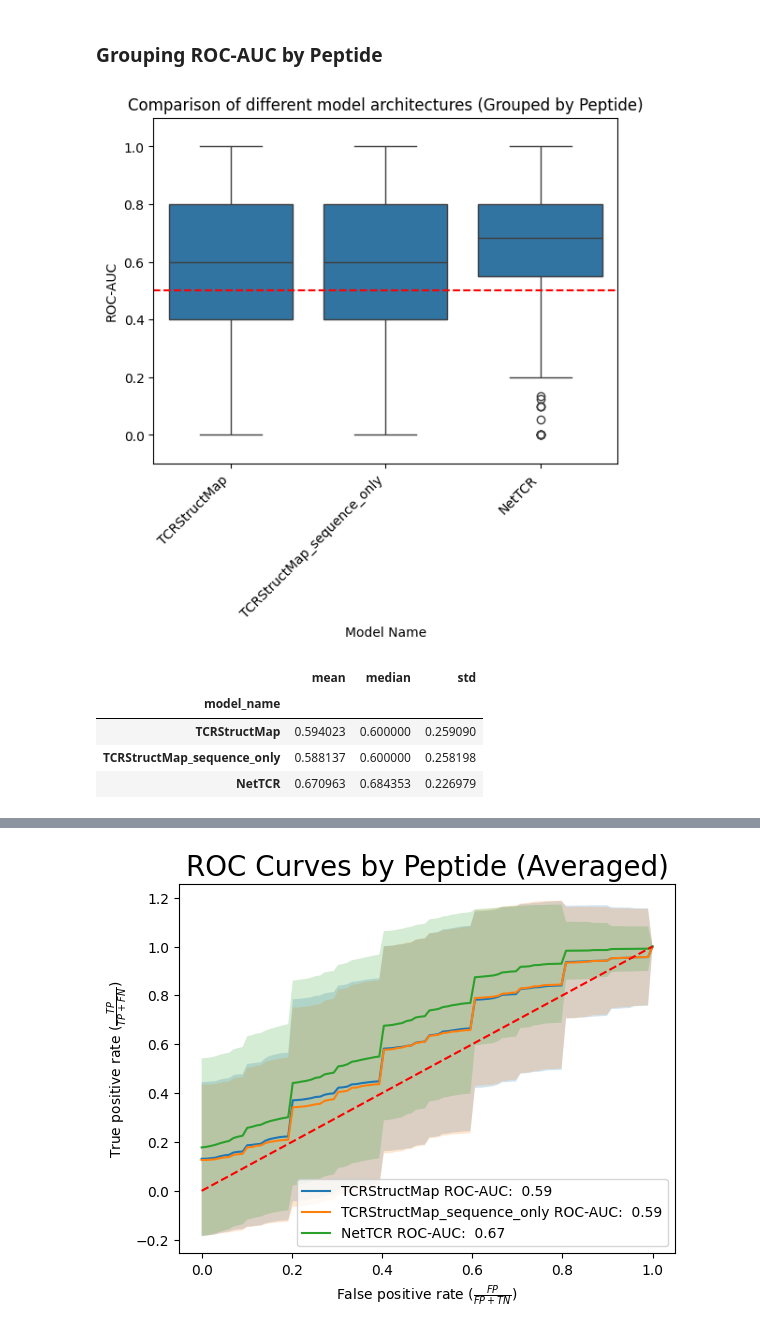
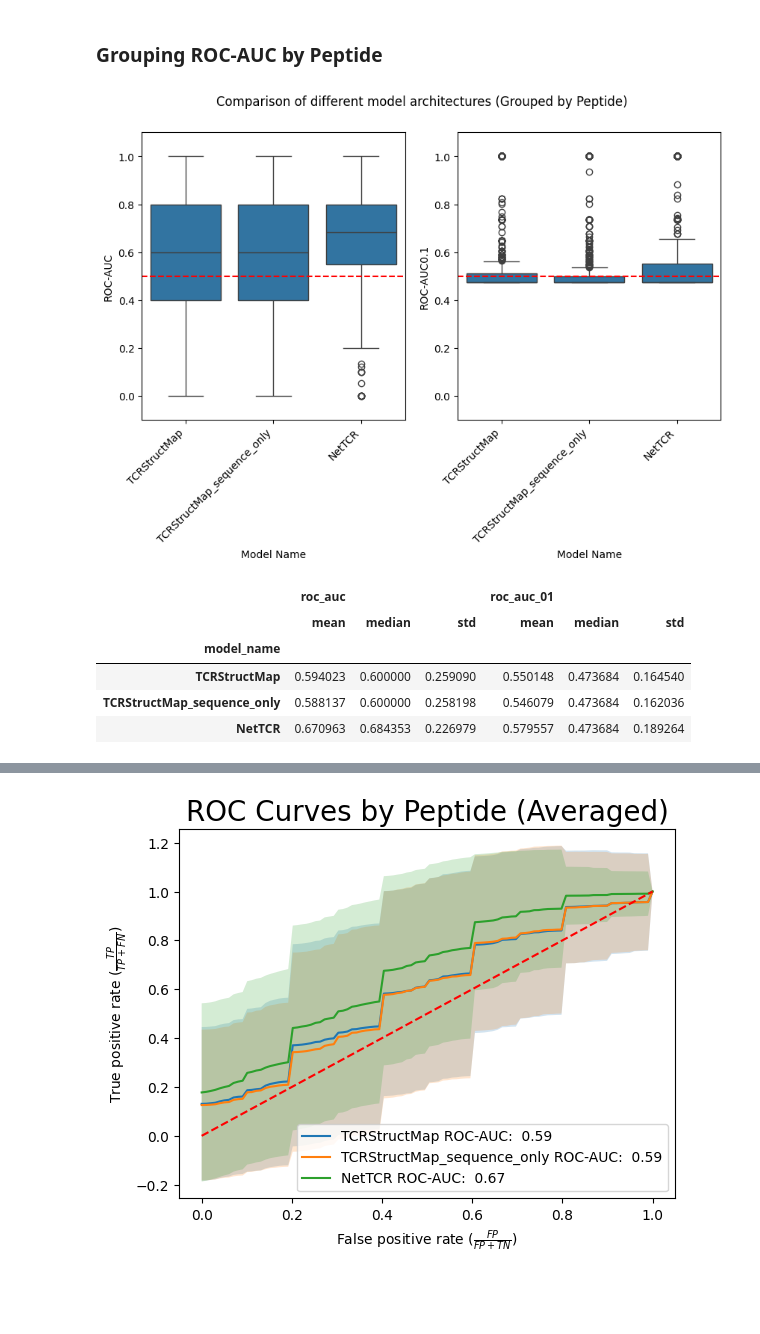
Before and after one commit to benjiemc/tcr-antigen-prediction, a Jupyter notebook: notebooks/benchmark_model_performance.ipynb, the cells around one changed output, grey strips where cells are left out. Cells and saved outputs as stored; diff of their text form; code cells hidden in the pictures; blank space fills up the shorter version.

```diff
--- a/notebooks/benchmark_model_performance.ipynb
+++ b/notebooks/benchmark_model_performance.ipynb
@@ -272,9 +293,14 @@ for model_name in model_group_names:
     model_group = model_groups.get_group(model_name)
 
     roc_auc = model_group['roc_auc'].to_numpy()[0]
+    roc_auc_01 = model_group['roc_auc_01'].to_numpy()[0]
     group = model_group.explode(['tpr', 'fpr'])
 
-    plt.plot(group['fpr'], group['tpr'], label=f'Model Name: {model_name} ROC-AUC: {roc_auc: .2f}')
+    plt.plot(
+        group['fpr'],
+        group['tpr'],
+        label=f'Model Name: {model_name} - ROC-AUC: {roc_auc: .2f}, ROC-AUC0.1: {roc_auc_01: .2f}',
+    )
 
 plt.ylabel(r'True positive rate ($\frac{TP}{TP + FN}$)', fontsize=12)
 plt.xlabel(r'False positive rate ($\frac{FP}{FP + TN}$)', fontsize=12)
@@ -401,6 +458,8 @@ for i, model_name in enumerate(model_group_names):
 
     for fold, fold_group in model_group.groupby('fold'):
         roc_auc = fold_group['roc_auc'].to_numpy()[0]
+        roc_auc_01 = fold_group['roc_auc_01'].to_numpy()[0]
+
         group = fold_group.explode(['tpr', 'fpr'])
 
         axes[i].plot(group['fpr'], group['tpr'], label=f'Fold {fold} ROC-AUC: {roc_auc: .2f}')
@@ -729,6 +788,17 @@ roc_results_by_peptide = predictions.groupby(['model_name', 'peptide']).apply(
 )
 roc_results_by_peptide.name = 'roc_curve'
 roc_results_by_peptide = roc_results_by_peptide.reset_index()
+# %%
+roc_auc_01_results_by_peptide = predictions.groupby(['model_name', 'peptide']).apply(
+    lambda group: metrics.roc_auc_score(group['label'], group['prediction'], max_fpr=0.1),
+    include_groups=False,
+)
+roc_auc_01_results_by_peptide.name = 'roc_auc_01'
+roc_auc_01_results_by_peptide = roc_auc_01_results_by_peptide.reset_index()
+
+roc_results_by_peptide = roc_results_by_peptide.merge(
+    roc_auc_01_results_by_peptide, on=['model_name', 'peptide'], how='inner'
+)
 # %%
 roc_results_by_peptide[['fpr', 'tpr', 'threshold']] = roc_results_by_peptide['roc_curve'].apply(pd.Series)
 # %%
@@ -736,33 +806,45 @@ roc_results_by_peptide['roc_auc'] = roc_results_by_peptide.apply(
     lambda row: metrics.auc(row['fpr'], row['tpr']), axis=1
 )
 # %%
-plt.title('Comparison of different model architectures (Grouped by Peptide)')
+fig, axes = plt.subplots(1, 2, figsize=(10, 5))
 
-sns.boxplot(
-    roc_results_by_peptide,
-    x='model_name',
-    y='roc_auc',
-    order=sorted(roc_results_by_peptide['model_name'].unique(), key=model_name_sort_key),
-)
-plt.axhline(0.5, color='r', linestyle='dashed')
+plt.suptitle('Comparison of different model architectures (Grouped by Peptide)')
 
-plt.ylabel('ROC-AUC')
-plt.xlabel('Model Name')
-plt.xticks(rotation=45, ha='right')
-plt.ylim([-0.10, 1.1])
+for i, metric_name in enumerate(('roc_auc', 'roc_auc_01')):
+    sns.boxplot(
+        roc_results_by_peptide,
+        x='model_name',
+        y=metric_name,
+        order=sorted(roc_results_by_peptide['model_name'].unique(), key=model_name_sort_key),
+        ax=axes[i],
+    )
+
+    axes[i].axhline(0.5, color='r', linestyle='dashed')
+
+    axes[i].set_ylabel({'roc_auc': 'ROC-AUC', 'roc_auc_01': 'ROC-AUC0.1'}[metric_name])
+    axes[i].set_xlabel('Model Name')
+
+    axes[i].set_xticks(axes[i].get_xticks())
+    axes[i].set_xticklabels(axes[i].get_xticklabels(), rotation=45, ha='right')
+
+    axes[i].set_ylim([-0.10, 1.1])
+
 plt.show()
 
-roc_results_by_peptide_agg = roc_results_by_peptide.groupby('model_name')['roc_auc'].agg(['mean', 'median', 'std'])
+roc_results_by_peptide_agg = roc_results_by_peptide.groupby('model_name').agg(
+    {'roc_auc': ['mean', 'median', 'std'], 'roc_auc_01': ['mean', 'median', 'std']}
+)
 roc_results_by_peptide_agg = roc_results_by_peptide_agg.loc[
     sorted(roc_results_by_fold_agg.index, key=model_name_sort_key)
 ]
 
 roc_results_by_peptide_agg
 # %% [output]
-[figure, old version]
+[figure, new version]
-|  | mean | median | std |
-| model_name |  |  |  |
-| TCRStructMap | 0.594023 | 0.600000 | 0.259090 |
-| TCRStructMap_sequence_only | 0.588137 | 0.600000 | 0.258198 |
-| NetTCR | 0.670963 | 0.684353 | 0.226979 |
+|  | roc_auc |  |  | roc_auc_01 |  |  |
+|  | mean | median | std | mean | median | std |
+| model_name |  |  |  |  |  |  |
+| TCRStructMap | 0.594023 | 0.600000 | 0.259090 | 0.550148 | 0.473684 | 0.164540 |
+| TCRStructMap_sequence_only | 0.588137 | 0.600000 | 0.258198 | 0.546079 | 0.473684 | 0.162036 |
+| NetTCR | 0.670963 | 0.684353 | 0.226979 | 0.579557 | 0.473684 | 0.189264 |
 # %%
```
Also changed, not shown: parts of 10 cells of this notebook.
